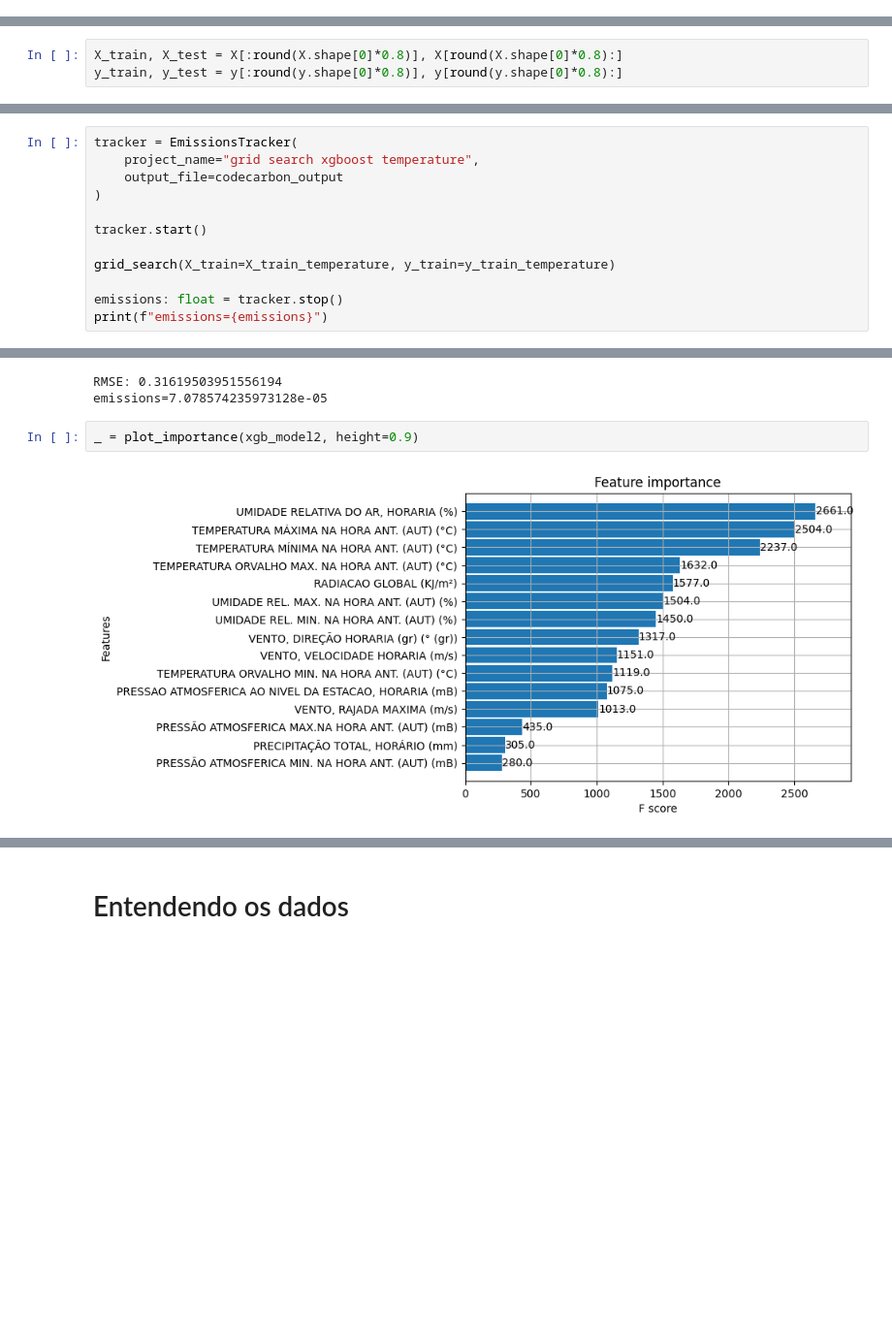
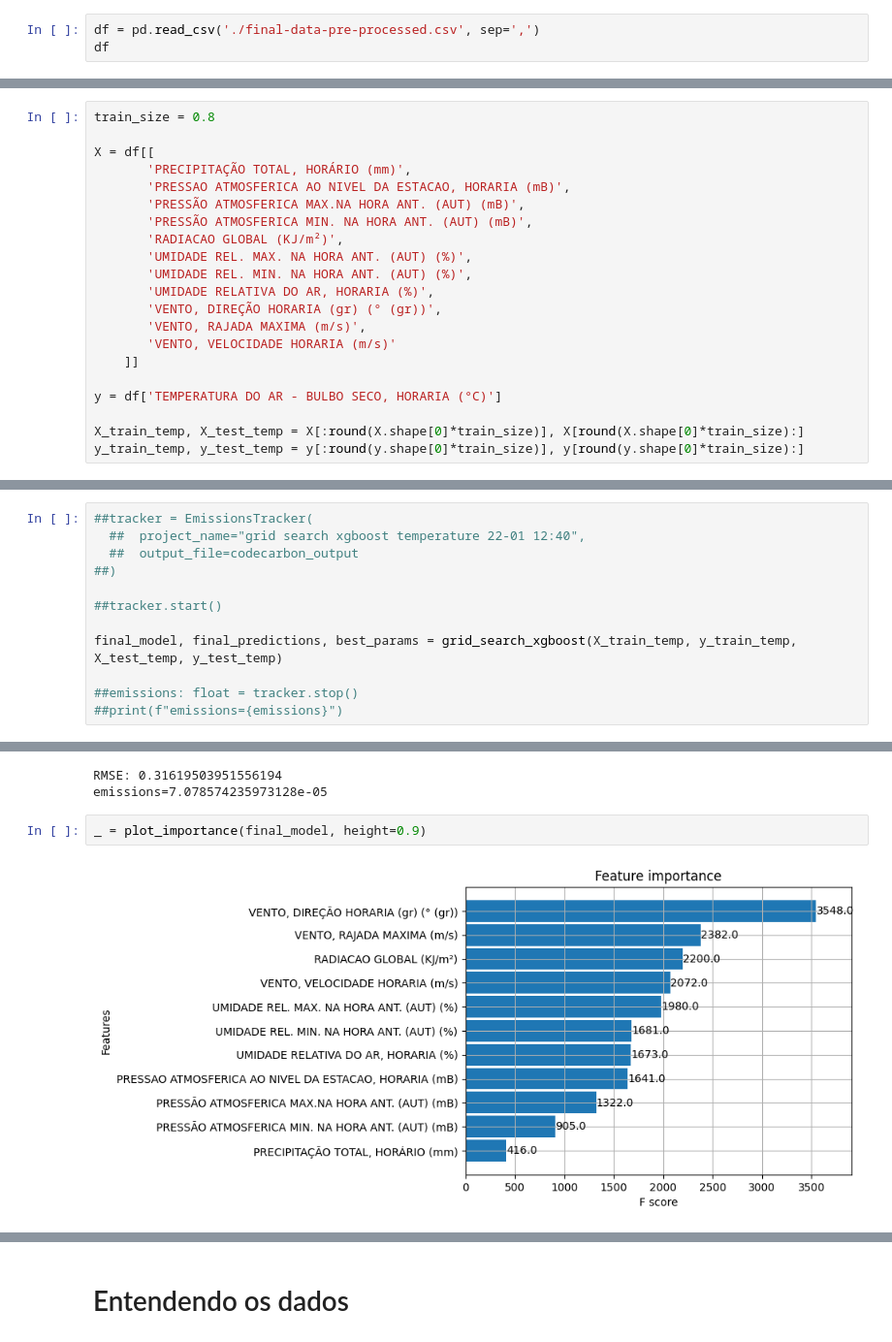
Before and after one commit to gabriel-breder/Machine-Learning-Approaches-to-Achieve-a-Sustainable-and-Resilient-City, a Jupyter notebook: train.ipynb, the cells around one changed output, grey strips where cells are left out. Shown at 97% size. Cells and saved outputs as stored; diff of their text form; blank space fills up the shorter version.

```diff
--- a/train.ipynb
+++ b/train.ipynb
@@ -19,3 +20,6 @@ from itertools import product
 from codecarbon import EmissionsTracker
 
 codecarbon_output = "./codecarbon_emissions.csv"
+# %%
+df = pd.read_csv('./final-data-pre-processed.csv', sep=',')
+df
@@ -161,3 +276,0 @@ y = df["PRECIPITAÇÃO TOTAL, HORÁRIO (mm)"]
-# %%
-X_train, X_test = X[:round(X.shape[0]*0.8)], X[round(X.shape[0]*0.8):]
-y_train, y_test = y[:round(y.shape[0]*0.8)], y[round(y.shape[0]*0.8):]
@@ -329,2 +660,23 @@ _ = plot_importance(final_model, height=0.9)
 # %% [markdown]
 # XGBoost temperature
+# %%
+train_size = 0.8
+
+X = df[[
+       'PRECIPITAÇÃO TOTAL, HORÁRIO (mm)',
+       'PRESSAO ATMOSFERICA AO NIVEL DA ESTACAO, HORARIA (mB)',
+       'PRESSÃO ATMOSFERICA MAX.NA HORA ANT. (AUT) (mB)',
+       'PRESSÃO ATMOSFERICA MIN. NA HORA ANT. (AUT) (mB)',
+       'RADIACAO GLOBAL (KJ/m²)',
+       'UMIDADE REL. MAX. NA HORA ANT. (AUT) (%)',
+       'UMIDADE REL. MIN. NA HORA ANT. (AUT) (%)',
+       'UMIDADE RELATIVA DO AR, HORARIA (%)',
+       'VENTO, DIREÇÃO HORARIA (gr) (° (gr))',
+       'VENTO, RAJADA MAXIMA (m/s)',
+       'VENTO, VELOCIDADE HORARIA (m/s)'
+    ]]
+
+y = df['TEMPERATURA DO AR - BULBO SECO, HORARIA (°C)']
+
+X_train_temp, X_test_temp = X[:round(X.shape[0]*train_size)], X[round(X.shape[0]*train_size):]
+y_train_temp, y_test_temp = y[:round(y.shape[0]*train_size)], y[round(y.shape[0]*train_size):]
@@ -331,12 +699,12 @@ _ = plot_importance(final_model, height=0.9)
 # %%
-tracker = EmissionsTracker(
-    project_name="grid search xgboost temperature",
-    output_file=codecarbon_output
-)
+##tracker = EmissionsTracker(
+  ##  project_name="grid search xgboost temperature 22-01 12:40",
+  ##  output_file=codecarbon_output
+##)
 
-tracker.start()
+##tracker.start()
 
-grid_search(X_train=X_train_temperature, y_train=y_train_temperature)
+final_model, final_predictions, best_params = grid_search_xgboost(X_train_temp, y_train_temp, X_test_temp, y_test_temp)
 
-emissions: float = tracker.stop()
-print(f"emissions={emissions}")
+##emissions: float = tracker.stop()
+##print(f"emissions={emissions}")
@@ -385,6 +757,6 @@ print(f"emissions={emissions}")
 RMSE: 0.31619503951556194
 emissions=7.078574235973128e-05
 # %%
-_ = plot_importance(xgb_model2, height=0.9)
+_ = plot_importance(final_model, height=0.9)
 # %% [output]
-[figure, old version]
+[figure, new version]
```
Also changed, not shown: parts of 75 cells of this notebook, 5 other files.
